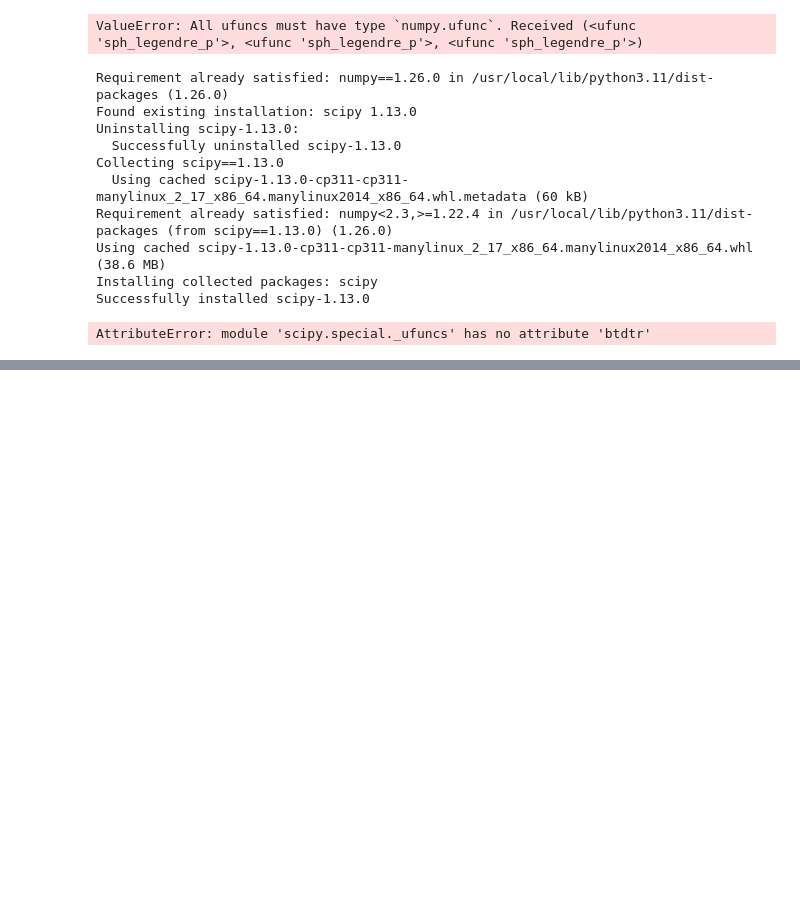
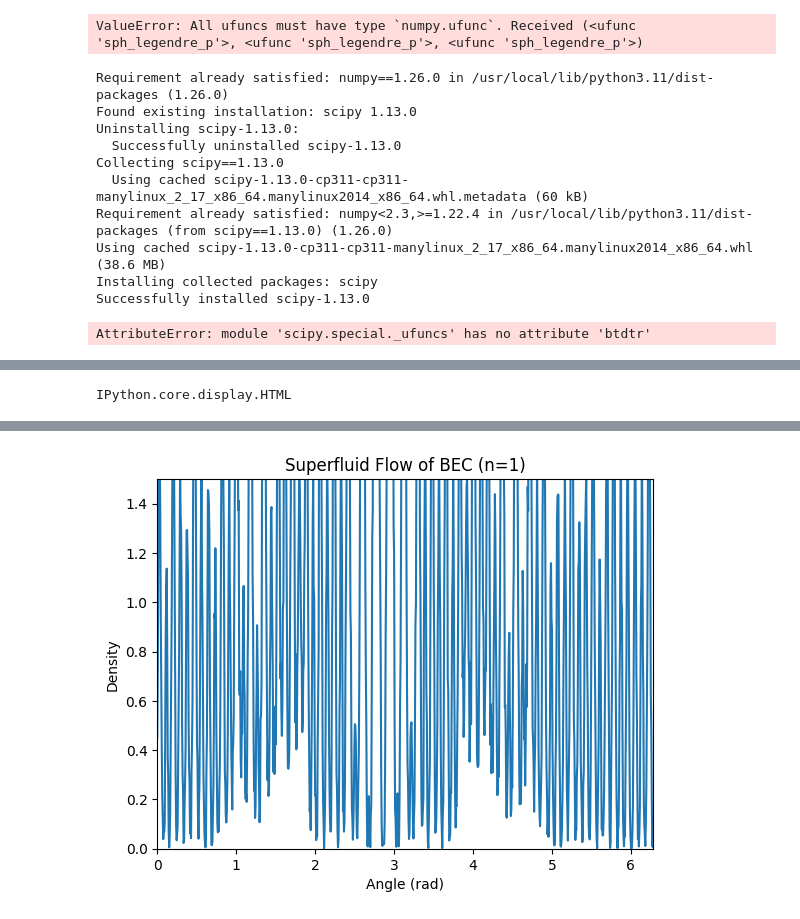
Before and after one commit to Alan-Cheong/IEEE_QW_2020, a Jupyter notebook: Superfluid_Bose_Einstein.ipynb, the cells around one changed output, grey strips where cells are left out. Saved outputs shown, nothing was run; the diff lists cells and outputs as text; code cells hidden in the pictures; blank space fills up the shorter version.

```diff
--- a/Superfluid_Bose_Einstein.ipynb
+++ b/Superfluid_Bose_Einstein.ipynb
@@ -170,0 +210,76 @@ AttributeError: module 'scipy.special._ufuncs' has no attribute 'btdtr'
+# %%
+import numpy as np
+import matplotlib.pyplot as plt
+from matplotlib.animation import FuncAnimation
+from IPython.display import HTML
+%matplotlib inline
+import matplotlib as mpl
+mpl.rcParams['animation.embed_limit'] = 250.0  # Increase to 250MB, adjust as needed
+
+# Parameters
+hbar = 1.0  # Reduced Planck's constant (normalized)
+m = 1.0     # Mass of the particle (normalized)
+r = 1.0     # Radius of the circle (normalized)
+n = 1       # Quantum number for the flow
+lambda_param = 1.0  # Interaction strength (you can adjust this)
+mu = 1.0    # Chemical potential (you can adjust this)
+
+# Time parameters
+T = 12     # Total simulation time
+dt = 0.01   # Time step
+#total_frames = int(T/dt)
+total_frames = 1200
+
+# Spatial parameters
+theta = np.linspace(0, 2*np.pi, 1000)  # Angular coordinate
+dtheta = theta[1] - theta[0]
+
+# Initial wavefunction
+def initial_wavefunction(theta, n, mu, lambda_param):
+    return np.sqrt(mu/lambda_param) * np.exp(1j * (n*theta - (hbar*n**2/(2*m*r**2*hbar)) * theta))
+
+psi = initial_wavefunction(theta, n, mu, lambda_param)
+
+# Time evolution function
+def evolve_psi(psi, dt, dtheta):
+    # Kinetic energy term in momentum space
+    psi_k = np.fft.fft(psi)
+    k = np.fft.fftfreq(len(theta), dtheta) * 2 * np.pi
+    kinetic = np.exp(-1j * dt * (hbar**2 * k**2 / (2 * m * r**2)))
+    psi_k_next = psi_k * kinetic
+
+    # Back to real space
+    psi_next = np.fft.ifft(psi_k_next)
+
+    # Potential and interaction terms (simplified for this case)
+    potential = np.exp(-1j * dt * (mu - lambda_param * np.abs(psi_next)**2) / hbar)
+    psi_next *= potential
+
+    return psi_next
+
+# Animation setup
+fig, ax = plt.subplots()
+line, = ax.plot(theta, np.abs(psi)**2)
+ax.set_xlim(0, 2*np.pi)
+ax.set_ylim(0, 1.5)
+ax.set_title('Superfluid Flow of BEC (n=1)')
+ax.set_xlabel('Angle (rad)')
+ax.set_ylabel('Density')
+
+# Update function for animation
+def update(frame):
+    global psi
+    psi = evolve_psi(psi, dt, dtheta)
+    line.set_data(theta, np.abs(psi)**2)
+    return line,
+
+# Create animation
+anim = FuncAnimation(fig, update, frames=total_frames, interval=50, blit=True)
+
+# Display the animation
+HTML(anim.to_jshtml())
+display(HTML)
+# Keep the animation object alive until it's displayed
+plt.show()
+# %% [output]
+IPython.core.display.HTML
@@ -170,0 +288 @@ AttributeError: module 'scipy.special._ufuncs' has no attribute 'btdtr'
+[figure, added]
```
Also changed, not shown: parts of 3 cells of this notebook.
